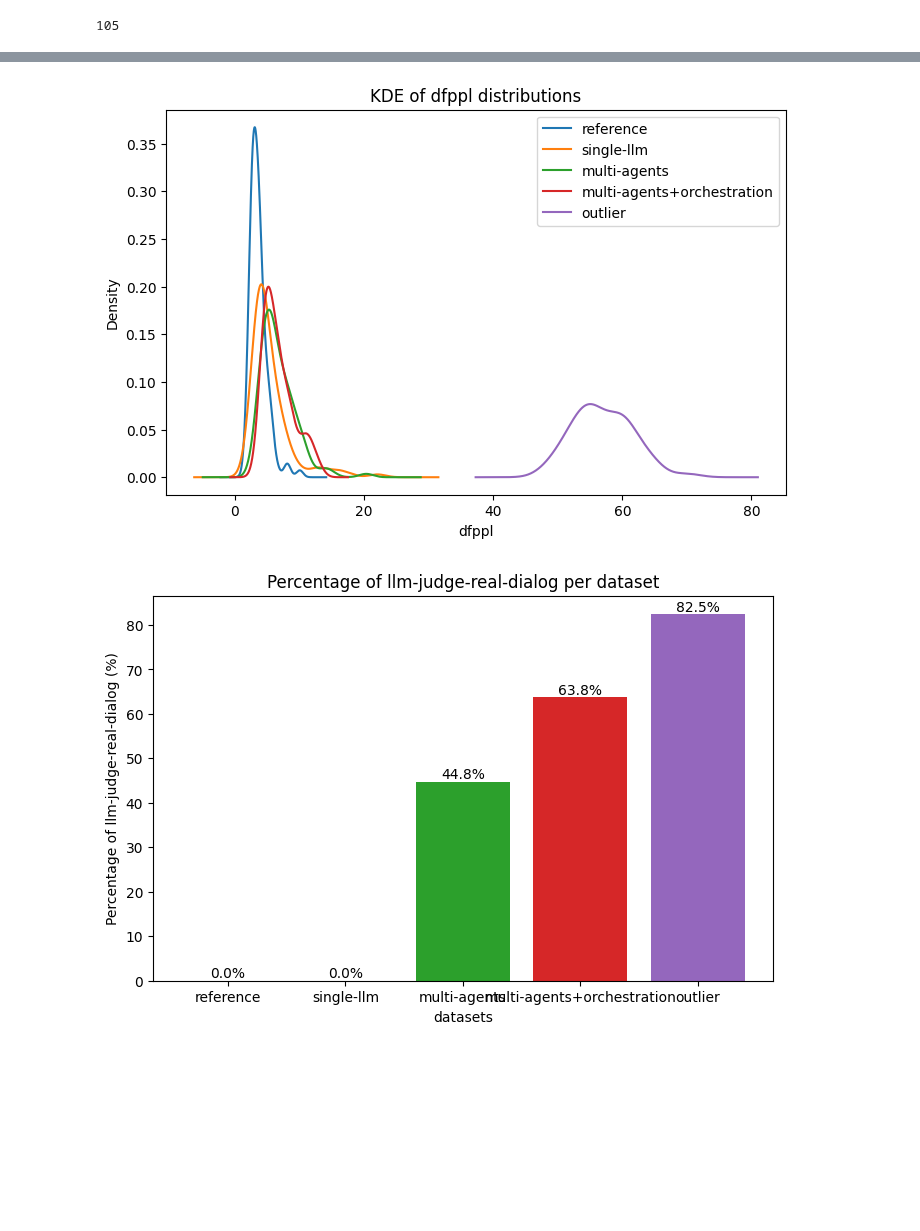
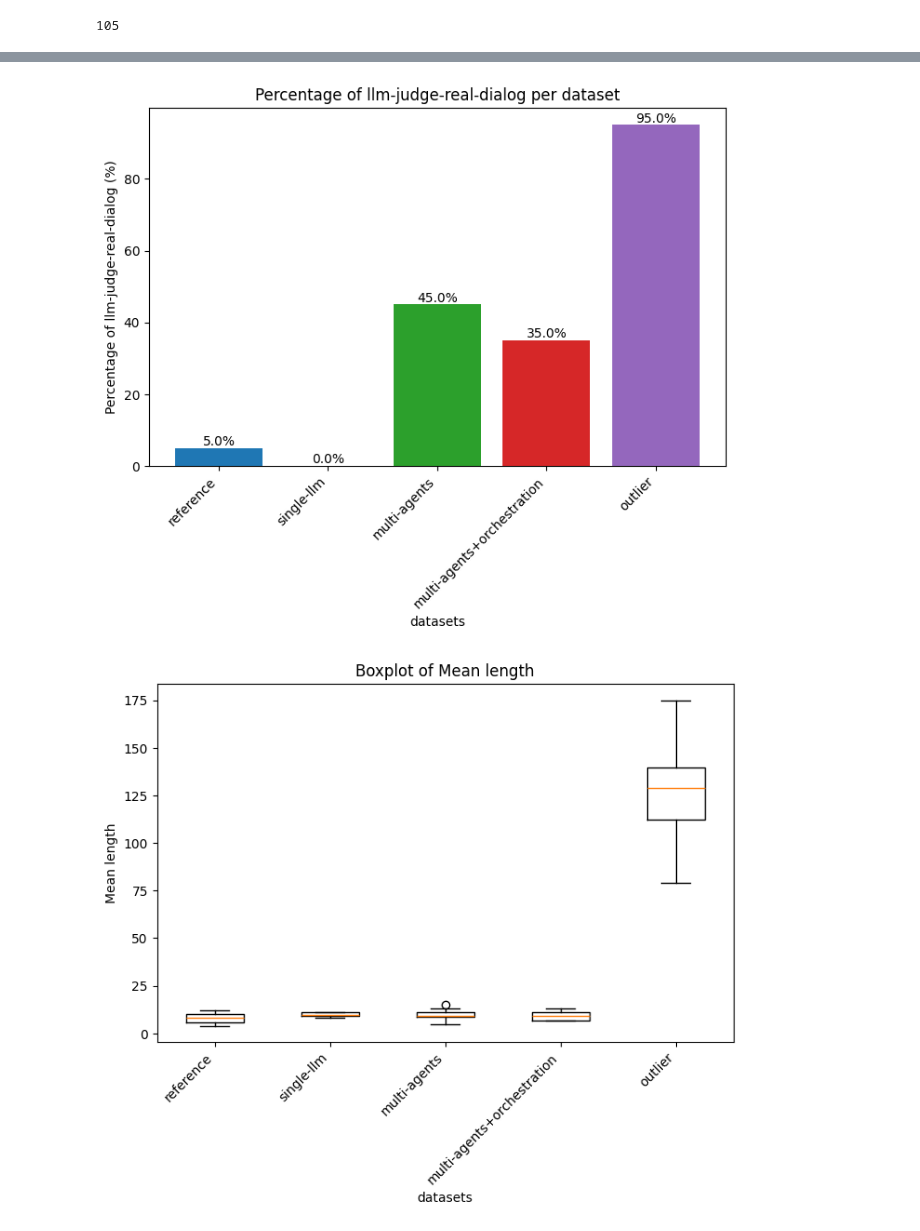
Before and after one commit to idiap/sdialog, a Jupyter notebook: tutorials/5.evaluation.ipynb, the cells around one changed output, grey strips where cells are left out. Cells and saved outputs as stored; diff of their text form; code cells hidden in the pictures; blank space fills up the shorter version.

```diff
--- a/tutorials/5.evaluation.ipynb
+++ b/tutorials/5.evaluation.ipynb
@@ -239,24 +252,29 @@ Caching is enabled to avoid re-computation next time the call is run.
 import sdialog
 
 from sdialog.evaluation import DatasetComparator
-from sdialog.evaluation import DialogFlowPPL, LLMJudgeRealDialog, LinguisticFeatureScore
-from sdialog.evaluation import KDEDistanceEvaluator, StatsEvaluator, FrequencyEvaluator, MeanEvaluator
+from sdialog.evaluation import LLMJudgeRealDialog, LinguisticFeatureScore
+from sdialog.evaluation import StatsEvaluator, FrequencyEvaluator, MeanEvaluator
 
+from sdialog.evaluation import ReferenceCentroidEmbeddingEvaluator
+from sdialog.evaluation import SentenceTransformerDialogEmbedder
+
+# Let's make sure the cache is enabled
 sdialog.config.cache(True)
 
-real_dialog_judge = LLMJudgeRealDialog(reason=True)
-dfppl = DialogFlowPPL(original_dialogs)
-dialog_length = DialogLength(name="turn length")
-flesch_reading_ease = LinguisticFeatureScore(feature="flesch-reading-ease")
-gunning_fog = LinguisticFeatureScore(feature="gunning-fog")
+# We will also measure the distance between the embeddings of the generated dialogs and the original ones
+# Let's create the default dialog embedder
+dialog_embedder = SentenceTransformerDialogEmbedder("sentence-transformers/LaBSE")
+
+real_dialog_judge = LLMJudgeRealDialog(reason=True)  # LLM-as-Judge
+dialog_length = DialogLength(name="turn length")  # Our own dialog length
+linguistic_features = LinguisticFeatureScore(feature=["flesch-reading-ease", "gunning-fog"]) # Two linguistic features
 
 comparator = DatasetComparator(
     evaluators=[
-        KDEDistanceEvaluator(dfppl),
-        FrequencyEvaluator(real_dialog_judge),
-        StatsEvaluator(dialog_length),
-        MeanEvaluator(flesch_reading_ease, name="Mean Flesch Reading Ease"),
-        MeanEvaluator(gunning_fog, name="Mean Gunning Fog")
+        FrequencyEvaluator(real_dialog_judge, name="Real dialog frequency"),  # Frequency of "real dialogs" according to the LLM judge
+        StatsEvaluator(dialog_length, stat="median", name="Mean length"),  # Median of the dialog lengths
+        MeanEvaluator(linguistic_features),  # Mean of the linguistic features
+        ReferenceCentroidEmbeddingEvaluator(dialog_embedder, original_dialogs, name="Mean centroid similarity")  # Centroid-based Embedding similarity to original dialogs
     ]
 )
 # %% [output]
@@ -299,6 +317,7 @@ comparator({
 
 These views help diagnose which generation strategies perform best and where they diverge.
 # %%
+comparator.plot()
 # %% [output]
-[figure, old version]
+[figure, new version]
-[figure, old version]
+[figure, new version]
```
Also changed, not shown: parts of 41 cells of this notebook, 11 other files.
